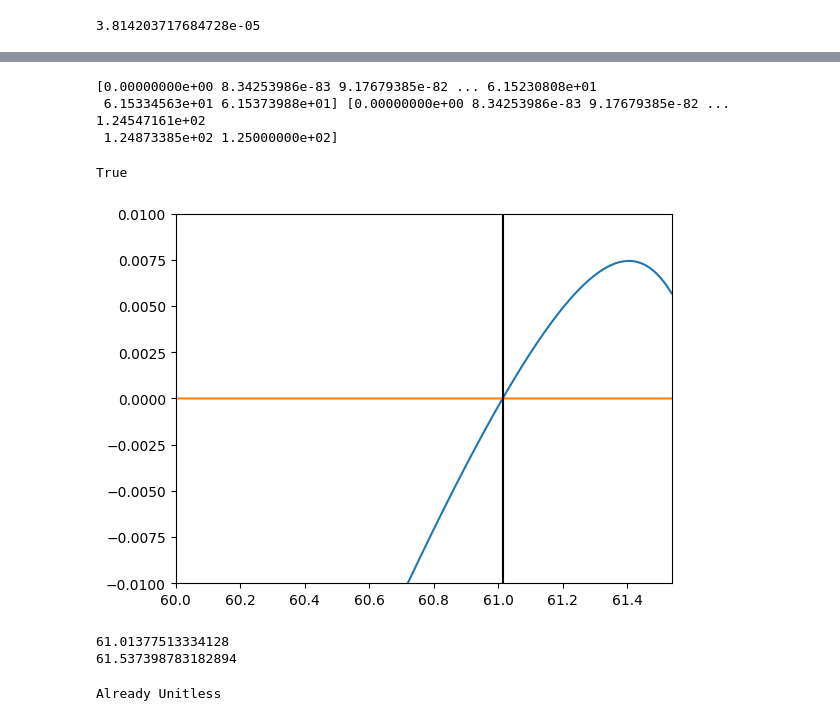
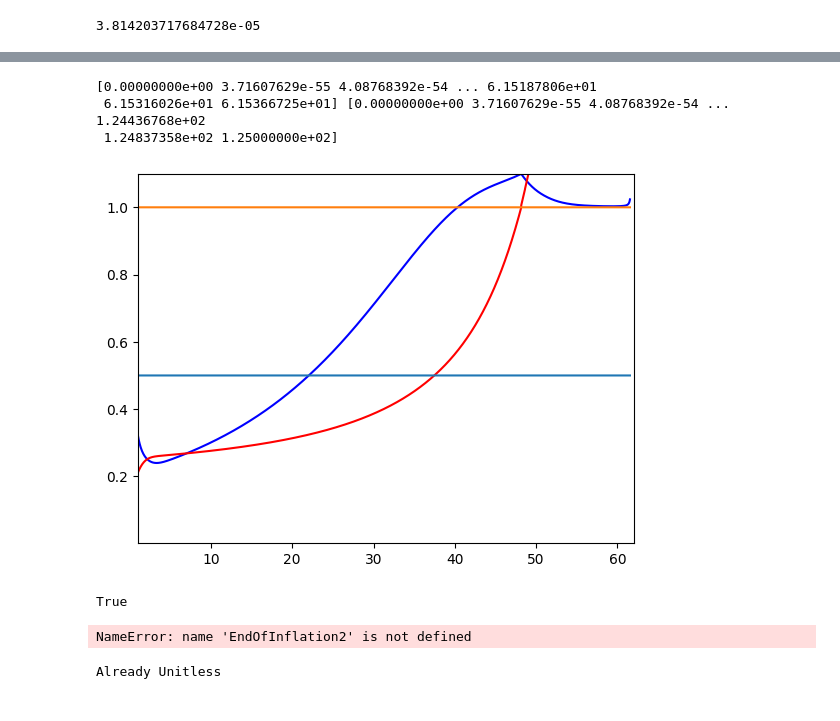
Before and after one commit to richard-von-eckardstein/GEFF, a Jupyter notebook: GEFTestGround_SEmix.ipynb, the cells around one changed output, grey strips where cells are left out. Saved outputs shown, nothing was run; the diff lists cells and outputs as text; code cells hidden in the pictures.

```diff
--- a/GEFTestGround_SEmix.ipynb
+++ b/GEFTestGround_SEmix.ipynb
@@ -24,7 +24,7 @@ phi0 = 15.55*Mpl
 dphidt0 = -np.sqrt(2/3)*M*Mpl
 ini = {"phi":phi0, "dphi":dphidt0, "delta":1.0, "rhoChi":0.0}
 SE = "mix"
-ntr = 155
+ntr = 100
 H = GEF(alpha, beta, Mpl, ini, M, ntr, SE, AltDamp=2, approx=True)
 t1 = 125
 # %%
@@ -41,9 +41,20 @@ True
 # %%
 print(H.vals["N"], H.vals["t"])
 # %% [output]
-[0.00000000e+00 8.34253986e-83 9.17679385e-82 ... 6.15230808e+01
- 6.15334563e+01 6.15373988e+01] [0.00000000e+00 8.34253986e-83 9.17679385e-82 ... 1.24547161e+02
- 1.24873385e+02 1.25000000e+02]
+[0.00000000e+00 3.71607629e-55 4.08768392e-54 ... 6.15187806e+01
+ 6.15316026e+01 6.15366725e+01] [0.00000000e+00 3.71607629e-55 4.08768392e-54 ... 1.24436768e+02
+ 1.24837358e+02 1.25000000e+02]
+# %%
+plt.plot(H.vals["N"], H.vals["GBar"]/H.vals["G"], "b")
+plt.plot(H.vals["N"], H.vals["kS"]/H.vals["kh"], "r")
+plt.plot(H.vals["N"], np.ones(H.vals["N"].shape)*0.5)
+plt.plot(H.vals["N"], np.ones(H.vals["N"].shape)*1.0)
+#plt.yscale("log")
+plt.xlim(1,62)
+plt.ylim(1e-3,1.1e0)
+plt.show()
+# %% [output]
+[figure, added]
 # %%
 print(sol.success)
 # %% [output]
@@ -53,9 +64,7 @@ H.Unitful()
 Nend = EndOfInflation2(H.vals["N"], H.vals["dphi"], H.potential(), H.vals["E"], H.vals["B"], H.vals["rhoChi"], H.H0, tol=1e-4)
 print(H.vals["N"][-1])
 # %% [output]
-[figure, removed]
-61.01377513334128
-61.537398783182894
+NameError: name 'EndOfInflation2' is not defined
 # %%
 H.Unitless()
 file = name+"_0it.dat"
```
Also changed, not shown: parts of 3 cells of this notebook, 3 other files.
